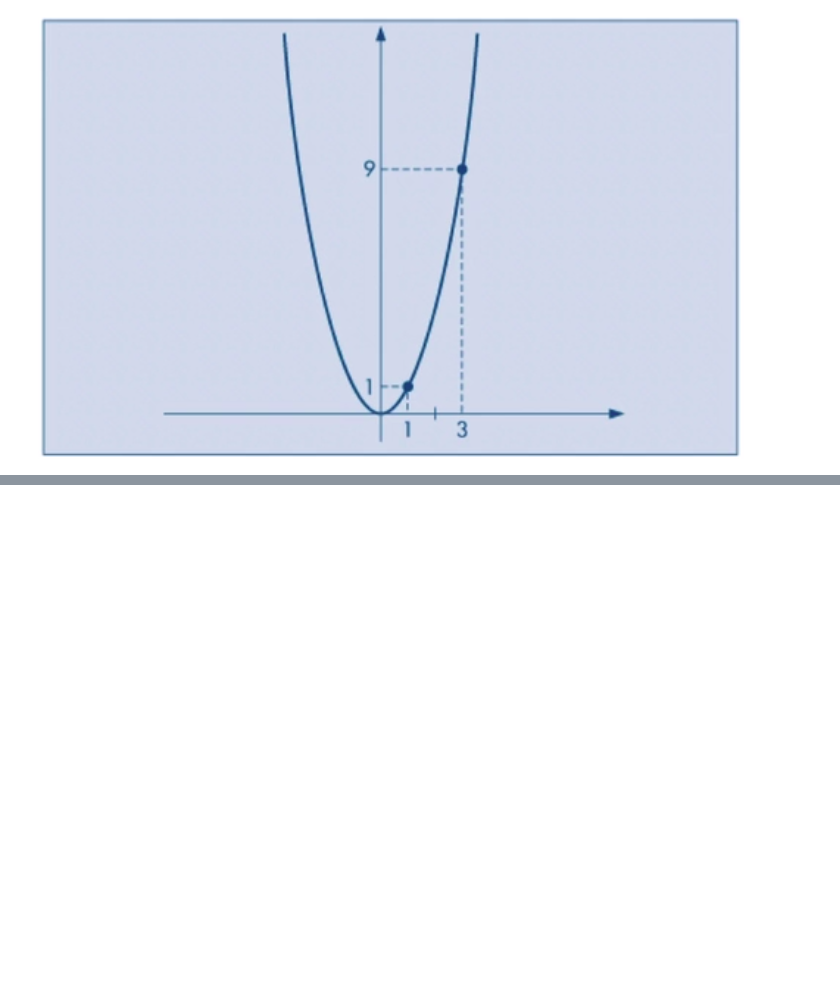
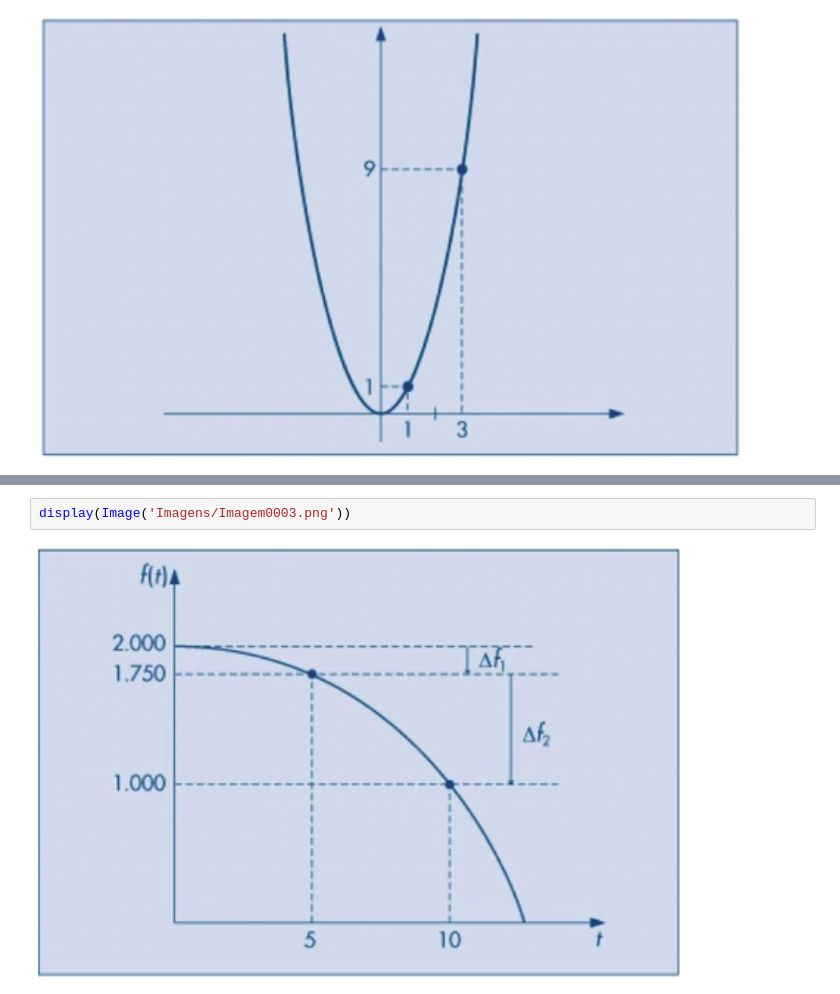
Before and after one commit to Angelicogfa/python-matematica-machine-learning, a Jupyter notebook: modulos/modulo-10/Derivadas.ipynb, the cells around one changed output, grey strips where cells are left out. Cells and saved outputs as stored; diff of their text form; blank space fills up the shorter version.

```diff
--- a/modulos/modulo-10/Derivadas.ipynb
+++ b/modulos/modulo-10/Derivadas.ipynb
@@ -60,0 +77,4 @@ display(Image('Imagens/Imagem0002.png'))
+# %%
+display(Image('Imagens/Imagem0003.png'))
+# %% [output]
+[figure, added]
```
Also changed, not shown: parts of 4 cells of this notebook, 1 other file.
